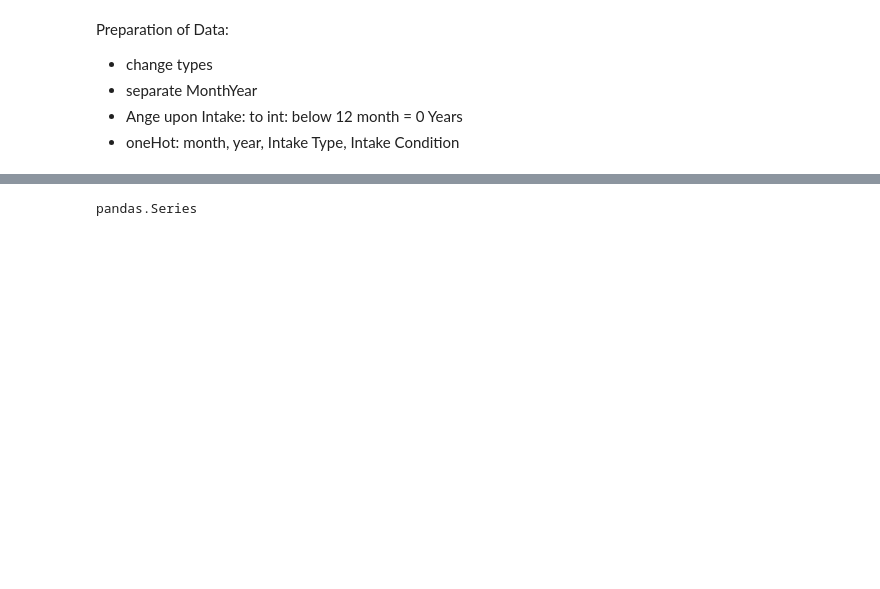
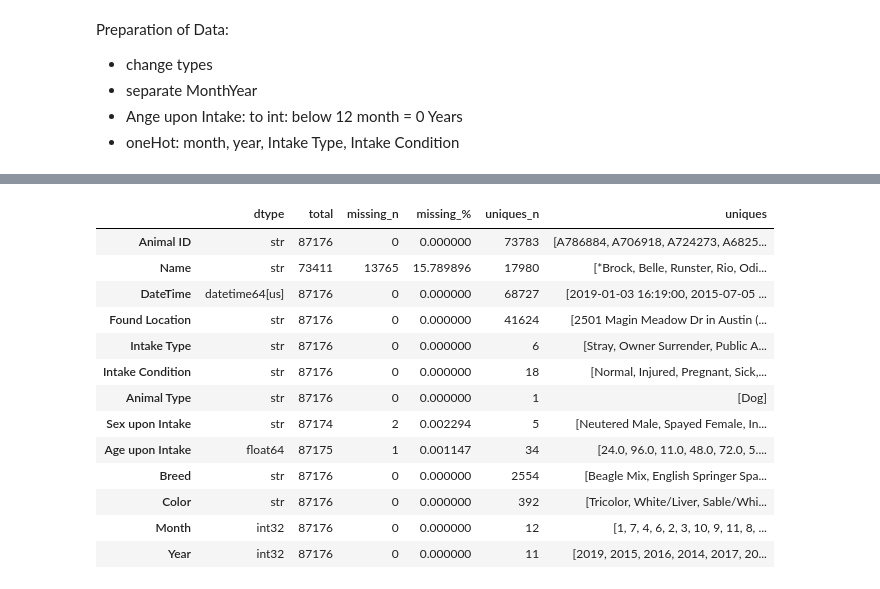
Before and after one commit to KKulmus/test, a Jupyter notebook: test.ipynb, the cells around one changed output, grey strips where cells are left out. Drawn from its saved outputs; the diff is of its cells as text; code cells hidden in the pictures; blank space fills up the shorter version.

```diff
--- a/test.ipynb
+++ b/test.ipynb
@@ -151,4 +191,17 @@ Name: MonthYear, dtype: str
 # %%
-type(test)
+getOverview(df_dogs)
 # %% [output]
-pandas.Series
+|  | dtype | total | missing_n | missing_% | uniques_n | uniques |
+| Animal ID | str | 87176 | 0 | 0.000000 | 73783 | [A786884, A706918, A724273, A6825... |
+| Name | str | 73411 | 13765 | 15.789896 | 17980 | [*Brock, Belle, Runster, Rio, Odi... |
+| DateTime | datetime64[us] | 87176 | 0 | 0.000000 | 68727 | [2019-01-03 16:19:00, 2015-07-05 ... |
+| Found Location | str | 87176 | 0 | 0.000000 | 41624 | [2501 Magin Meadow Dr in Austin (... |
+| Intake Type | str | 87176 | 0 | 0.000000 | 6 | [Stray, Owner Surrender, Public A... |
+| Intake Condition | str | 87176 | 0 | 0.000000 | 18 | [Normal, Injured, Pregnant, Sick,... |
+| Animal Type | str | 87176 | 0 | 0.000000 | 1 | [Dog] |
+| Sex upon Intake | str | 87174 | 2 | 0.002294 | 5 | [Neutered Male, Spayed Female, In... |
+| Age upon Intake | float64 | 87175 | 1 | 0.001147 | 34 | [24.0, 96.0, 11.0, 48.0, 72.0, 5.... |
+| Breed | str | 87176 | 0 | 0.000000 | 2554 | [Beagle Mix, English Springer Spa... |
+| Color | str | 87176 | 0 | 0.000000 | 392 | [Tricolor, White/Liver, Sable/Whi... |
+| Month | int32 | 87176 | 0 | 0.000000 | 12 | [1, 7, 4, 6, 2, 3, 10, 9, 11, 8, ... |
+| Year | int32 | 87176 | 0 | 0.000000 | 11 | [2019, 2015, 2016, 2014, 2017, 20... |
```
Also changed, not shown: parts of 21 cells of this notebook.
